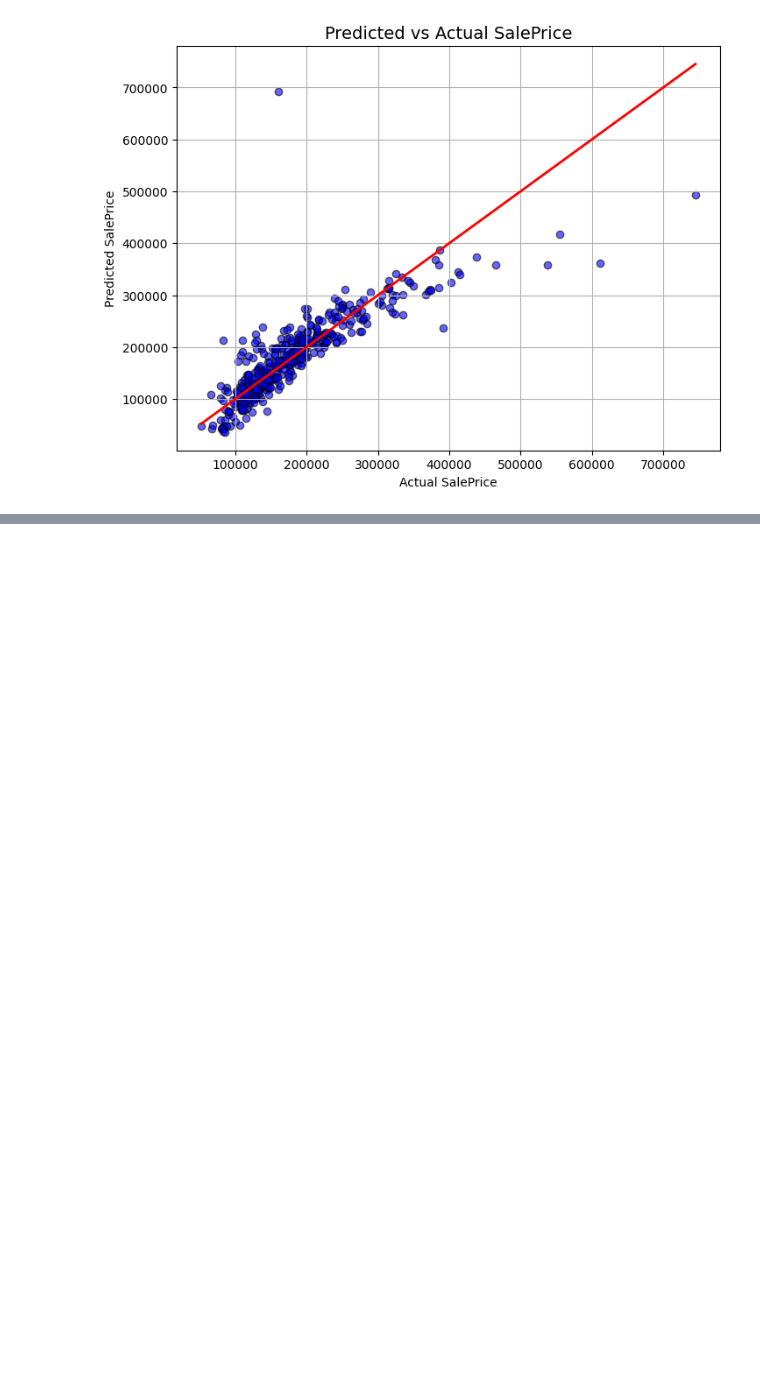
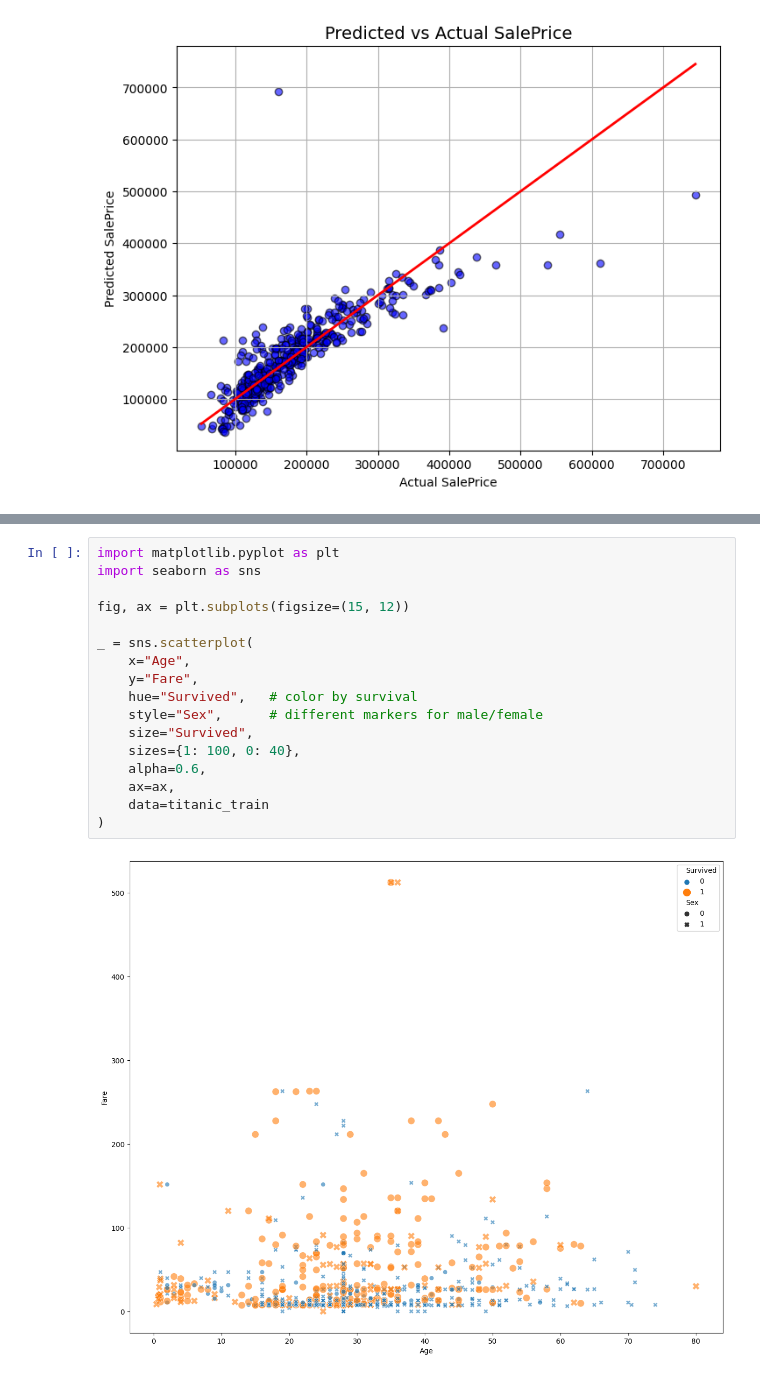
Before and after one commit to GodishalaAshwith/MachineLearningLab, a Jupyter notebook: MLKaggle.ipynb, the cells around one changed output, grey strips where cells are left out. Drawn from its saved outputs; the diff is of its cells as text; blank space fills up the shorter version.

```diff
--- a/MLKaggle.ipynb
+++ b/MLKaggle.ipynb
@@ -1314,0 +1289,19 @@ plt.show()
+# %%
+import matplotlib.pyplot as plt
+import seaborn as sns
+
+fig, ax = plt.subplots(figsize=(15, 12))
+
+_ = sns.scatterplot(
+    x="Age",
+    y="Fare",
+    hue="Survived",   # color by survival
+    style="Sex",      # different markers for male/female
+    size="Survived",
+    sizes={1: 100, 0: 40},
+    alpha=0.6,
+    ax=ax,
+    data=titanic_train
+)
+# %% [output]
+[figure, added]
```
Also changed, not shown: parts of 18 cells of this notebook.
